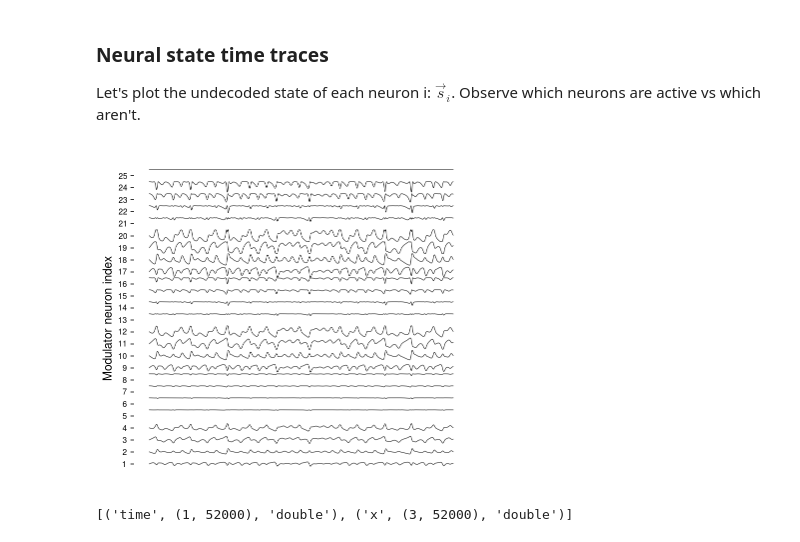
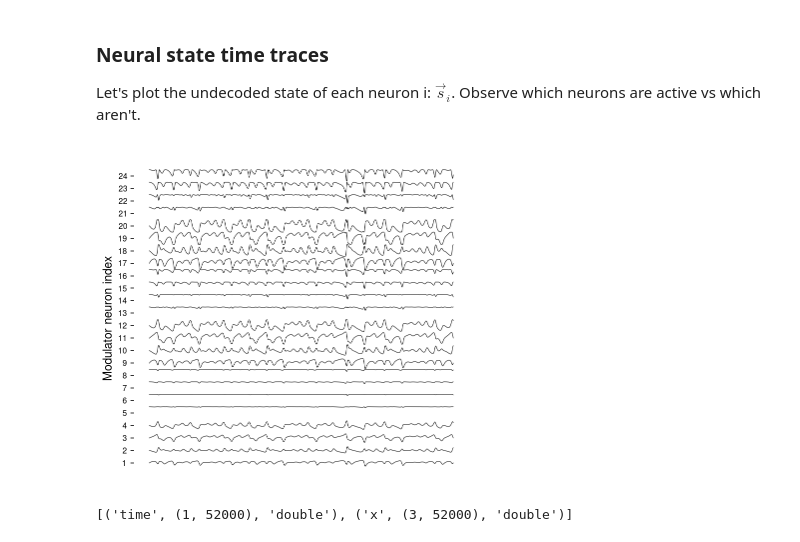
Before and after one commit to lightwave-lab/Neuromorphic_Silicon_Photonics, a Jupyter notebook: Neuromorphic_Silicon_Photonics.ipynb, the cells around one changed output. Saved outputs shown, nothing was run; the diff lists cells and outputs as text; code cells hidden in the pictures.

```diff
--- a/Neuromorphic_Silicon_Photonics.ipynb
+++ b/Neuromorphic_Silicon_Photonics.ipynb
@@ -159,9 +159,13 @@ Because we know that $\sigma$ is a sinusoid, we create a set of $(g,b)$ values t
 model = nengo.Network()
 # V_pi of a modulator converted to state variable
 s_pi = 0.1
-# Intercept, in this case, corresponds to where the tuning curve intercepts zero. Range of [-.5, .5] corresponds to [-pi, pi]
+# Max rate, or output, which is transmission in this case
+max_transmission = 1
+# Intercept, in this case, corresponds to where the tuning curve intercepts
+# zero. Range of [-.5, .5] corresponds to [-pi, pi]
 ints = [0, 1/4]
-# This number represents how many periods do we want between -1 and 1 (see tuning curves below)
+# This number represents how many periods do we want between -1 and 1
+# (see tuning curves below)
 rats = s_pi * np.arange(1, 4)/2
 # Encoder multipliers
 enst = [-1,1]
@@ -171,7 +175,7 @@ num_max_rates = len(rats)
 num_encoders = len(enst) ** 2
 
 # Constant neuron
-constant_neuron = True
+constant_neuron = False
 num_neurons = np.int_(num_encoders * num_max_rates * num_intercepts)
 if constant_neuron:
     num_neurons += 1
@@ -203,13 +207,16 @@ if constant_neuron:
 # Print encoding parameters for all neurons
 row_format = "{:^15}" * (3 + 1)
 print(row_format.format(*["Neuron", "Encoder", "Intercept", "Max_rates"]))
-for i, (encoder, intercept, max_rate) in enumerate(zip(encoders, intercepts, max_rates)):
+for i, (encoder, intercept, max_rate) in enumerate(
+        zip(encoders, intercepts, max_rates)):
     # print(row_format.format(i, data[0], data[1], data[2]))
-    print(row_format.format(i+1, np.array_str(encoder), round(intercept, 4), round(max_rate, 4)))
+    print(row_format.format(i+1, np.array_str(encoder),
+                            round(intercept, 4), round(max_rate, 4)))
 
 # Timing configuration
 tau = 10 # neuron synapse timeconstant
-# a large tau improves the numerical accuracy, but also increases the weight matrix norm, cf. #decoding_strategy)
+# a large tau improves the numerical accuracy, but also increases
+# the weight matrix norm, cf. #decoding_strategy)
 delayTime = .048 #0.061 # feedback delay in ns
 # gamma is a characteristic time scale in real time units
 # The coefficient gamma/delayTime determines the stability
@@ -249,15 +256,18 @@ with model:
     # The main ensemble
     state = nengo.Ensemble(num_neurons, dimensions=3,
         intercepts=intercepts,
-        neuron_type=nengo.neurons.FourierSinusoid(max_overall_rate=400,s_pi=s_pi),
+        neuron_type=nengo.neurons.FourierSinusoid(max_overall_rate=max_transmission,
+                                                  s_pi=s_pi),
         max_rates=max_rates,
         encoders=encoders, radius=60.)
 
-    # This special node calls a function every timestep, in this case a class method of delay
+    # This special node calls a function every timestep,
+    # in this case a class method of delay
     delay_node = nengo.Node(delay.step, size_in=3, size_out=3)
 
     # Connections from state to delay and back
-    cdel = nengo.Connection(state, delay_node, function=feedback, synapse=tau)
+    cdel = nengo.Connection(state, delay_node,
+                            function=feedback, synapse=tau)
     conn = nengo.Connection(delay_node, state)
 
     # Probes used to examine results post-sim
@@ -301,7 +312,9 @@ saving = False
 
 eval_points, responses = response_curves(state, sim)
 if num_neurons != np.shape(responses)[1]:
-    raise Exception('Number of neurons(' + str(num_neurons) + ') and response curves(' + str(np.shape(responses)[1]) + ') is inconsistent')
+    raise Exception('Number of neurons(' + str(num_neurons) +
+                    ') and response curves(' + str(np.shape(responses)[1]) +
+                    ') is inconsistent')
 
 if saving:
     pp = PdfPages('tuning_curves.pdf')
@@ -317,9 +330,11 @@ for i in range(0, int(num_neurons//num_encoders)):
     # thin lines with intercept at pi/2 shift (cosine wave)
     lw = 2-(i % 2)
 
-    # different colors represent different max_rates, and therefore different gain values
+    # different colors represent different max_rates,
+    # and therefore different gain values
     colorVal = scalarMap.to_rgba(2*(i//2)+1)
-    plt.plot(eval_points, responses[:,i*(num_encoders)]/400, lw=lw, color=colorVal)
+    plt.plot(eval_points, responses[:,i*(num_encoders)]/max_transmission,
+             lw=lw, color=colorVal)
 plt.xlabel(r"Encoded input, $\vec e_i \cdot \vec s$\ (a.u.)")
 plt.ylabel("Output, $y_i$")
 fig.tight_layout()
@@ -450,29 +479,30 @@ Let's plot the undecoded state of each neuron i: $\vec s_i$. Observe which neuro
 # %%
 saving = False
 if saving:
     pp = PdfPages('MZM_time_traces.pdf')
 fig = plt.figure(2, figsize=(6,6), dpi=72)
 ax = plt.gca()
 
 cm = plt.get_cmap('Paired')
 cNorm  = colors.Normalize(vmin=0, vmax=num_neurons)
 scalarMap = cmx.ScalarMappable(norm=cNorm, cmap=cm)
 for i in range(num_neurons):
     colorVal = scalarMap.to_rgba(i)
-    plt.plot(sim.trange(), sim.data[state_probe][:, i]/400 + (i+.5), lw=.5, color='k')
+    plt.plot(sim.trange(), sim.data[state_probe][:, i]/max_transmission + (i+.5),
+             lw=.5, color='k')
 # plt.xlabel('Real time (ns)')
 plt.ylabel('Modulator neuron index', fontsize=12)
 plt.xticks([])
 plt.yticks(1 + np.arange(num_neurons))
 ax.set_yticklabels(ax.get_yticks(), fontsize=8)
 for s in ax.spines:
     ax.spines[s].set_visible(False)
 
 if saving:
     pp.savefig()
     pp.close()
 # %% [output]
-[figure, old version]
+[figure, new version]
 # %%
 # Export data for further processing in matlab.
 import scipy.io as sio
```
Also changed, not shown: parts of 6 cells of this notebook, 2 other files.
